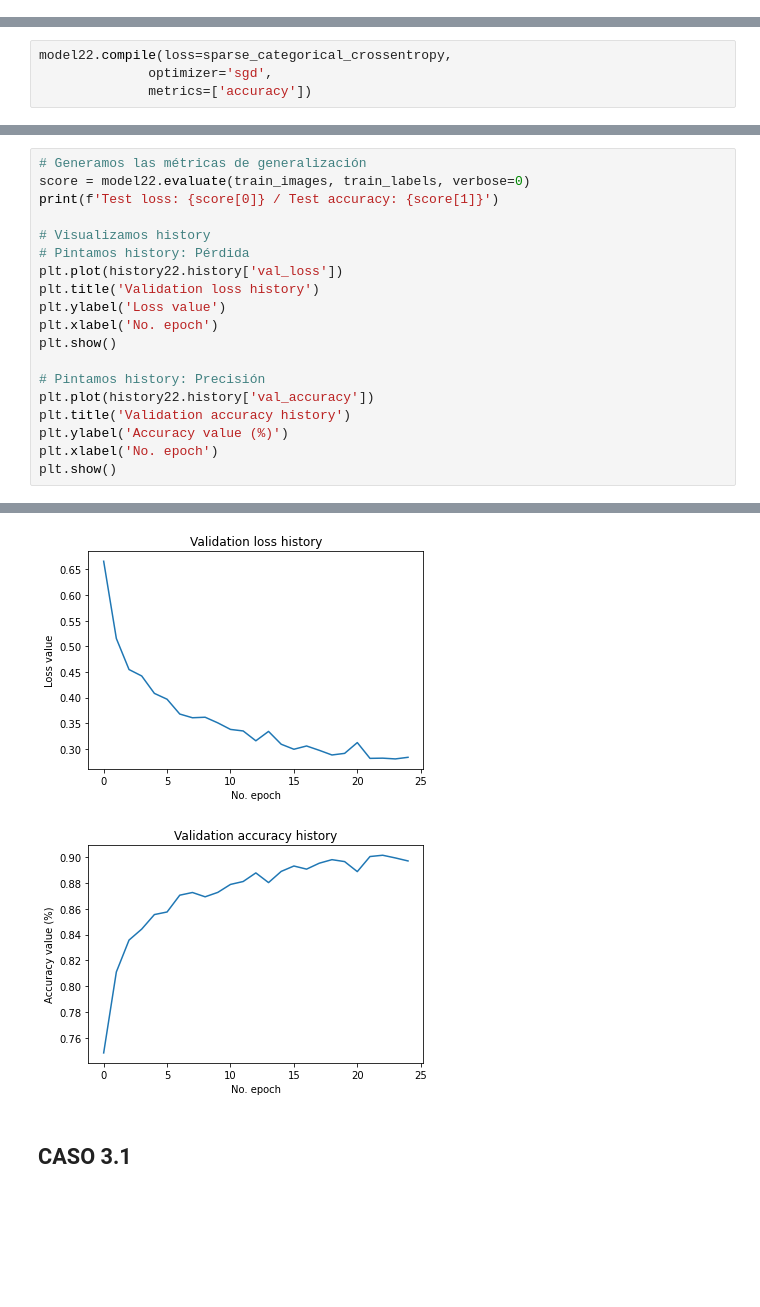
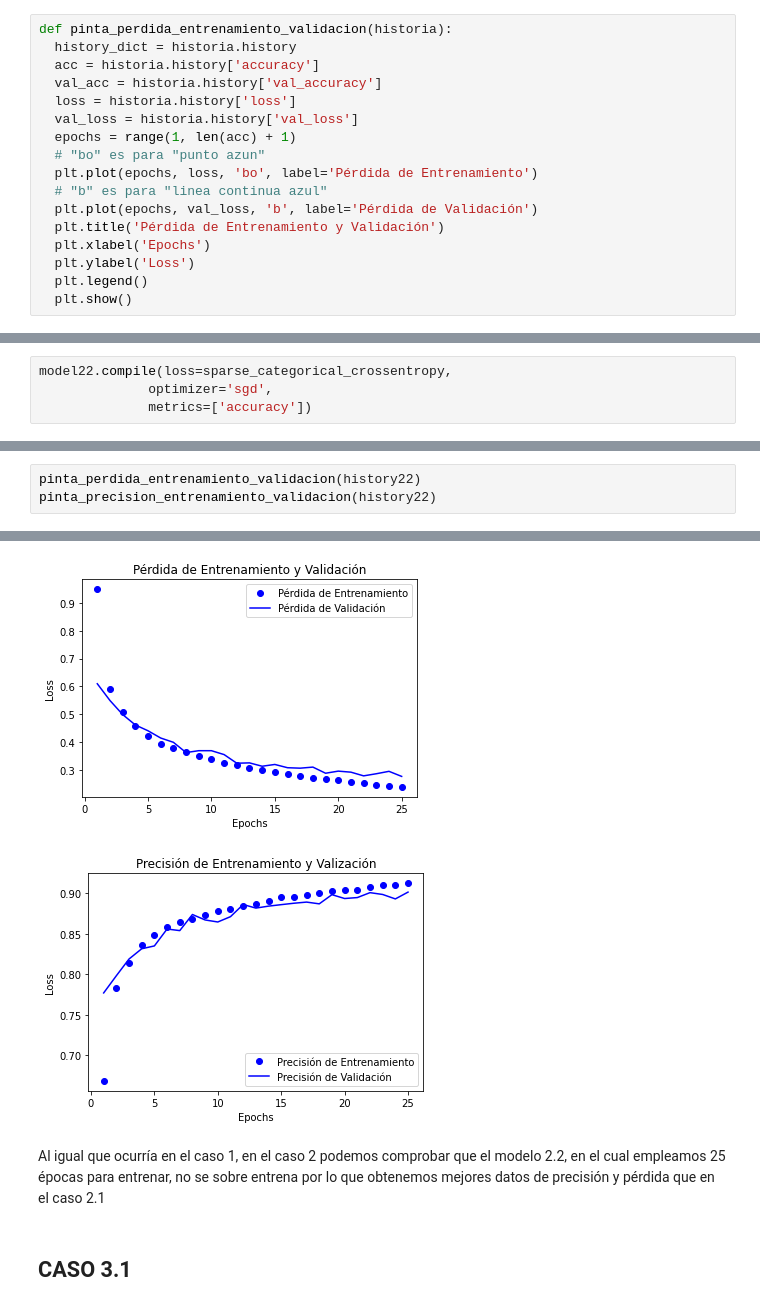
Before and after one commit to AlvaroGarcia-Cid/AA_PRACTICA2_GRUPO_7, a Jupyter notebook: AA_PRACTICA2_GRUPO_7.ipynb, the cells around one changed output, grey strips where cells are left out. Drawn from its saved outputs; the diff is of its cells as text; blank space fills up the shorter version.

```diff
--- a/AA_PRACTICA2_GRUPO_7.ipynb
+++ b/AA_PRACTICA2_GRUPO_7.ipynb
@@ -135,0 +131,17 @@ Test loss: 0.4323307275772095 / Test accuracy: 0.847599983215332
+# %%
+def pinta_perdida_entrenamiento_validacion(historia):
+  history_dict = historia.history
+  acc = historia.history['accuracy']
+  val_acc = historia.history['val_accuracy']
+  loss = historia.history['loss']
+  val_loss = historia.history['val_loss']
+  epochs = range(1, len(acc) + 1)
+  # "bo" es para "punto azun"
+  plt.plot(epochs, loss, 'bo', label='Pérdida de Entrenamiento')
+  # "b" es para "linea continua azul"
+  plt.plot(epochs, val_loss, 'b', label='Pérdida de Validación')
+  plt.title('Pérdida de Entrenamiento y Validación')
+  plt.xlabel('Epochs')
+  plt.ylabel('Loss')
+  plt.legend()
+  plt.show()
@@ -436,20 +407,4 @@ Epoch 25/25
 # %%
-# Generamos las métricas de generalización
-score = model22.evaluate(train_images, train_labels, verbose=0)
-print(f'Test loss: {score[0]} / Test accuracy: {score[1]}')
-
-# Visualizamos history
-# Pintamos history: Pérdida
-plt.plot(history22.history['val_loss'])
-plt.title('Validation loss history')
-plt.ylabel('Loss value')
-plt.xlabel('No. epoch')
-plt.show()
-
-# Pintamos history: Precisión
-plt.plot(history22.history['val_accuracy'])
-plt.title('Validation accuracy history')
-plt.ylabel('Accuracy value (%)')
-plt.xlabel('No. epoch')
-plt.show()
+pinta_perdida_entrenamiento_validacion(history22)
+pinta_precision_entrenamiento_validacion(history22)
 # %% [output]
@@ -457,5 +411,7 @@ Test loss: 0.24917878210544586 / Test accuracy: 0.9085166454315186
-[figure, old version]
+[figure, new version]
-[figure, old version]
+[figure, new version]
+# %% [markdown]
+Al igual que ocurría en el caso 1, en el caso 2 podemos comprobar que el modelo 2.2, en el cual empleamos 25 épocas para entrenar, no se sobre entrena por lo que obtenemos mejores datos de precisión y pérdida que en el caso 2.1
 # %% [markdown]
 ## CASO 3.1
 # %%
```
Also changed, not shown: parts of 45 cells of this notebook.
